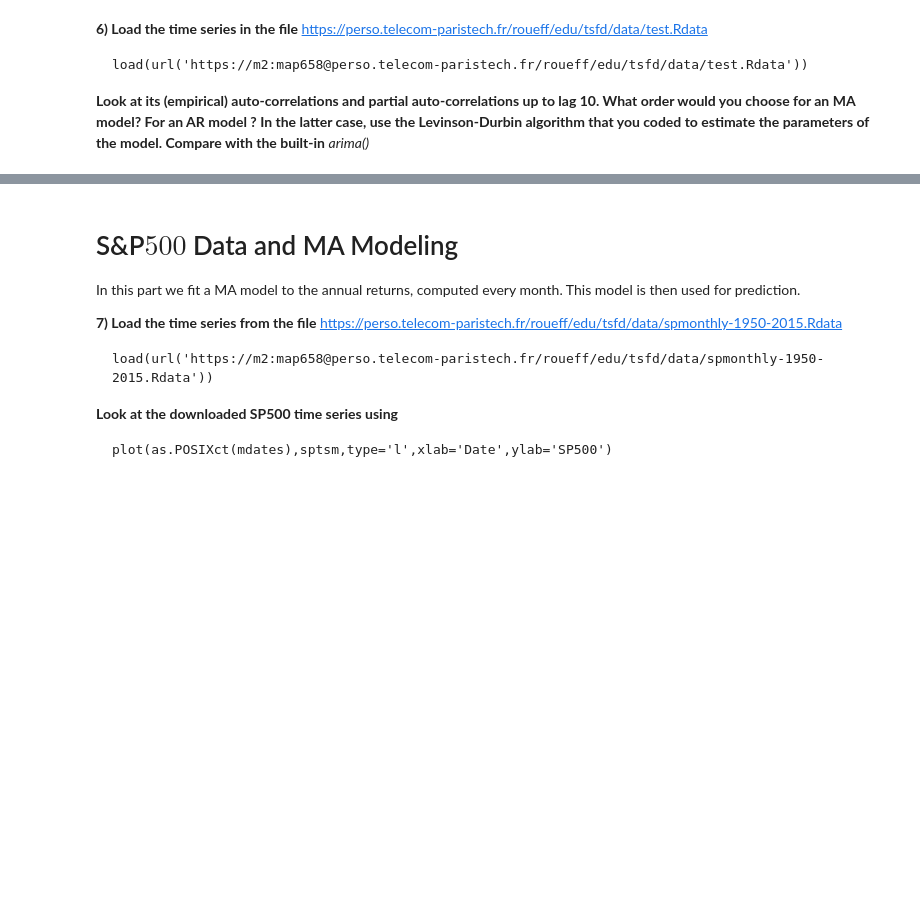
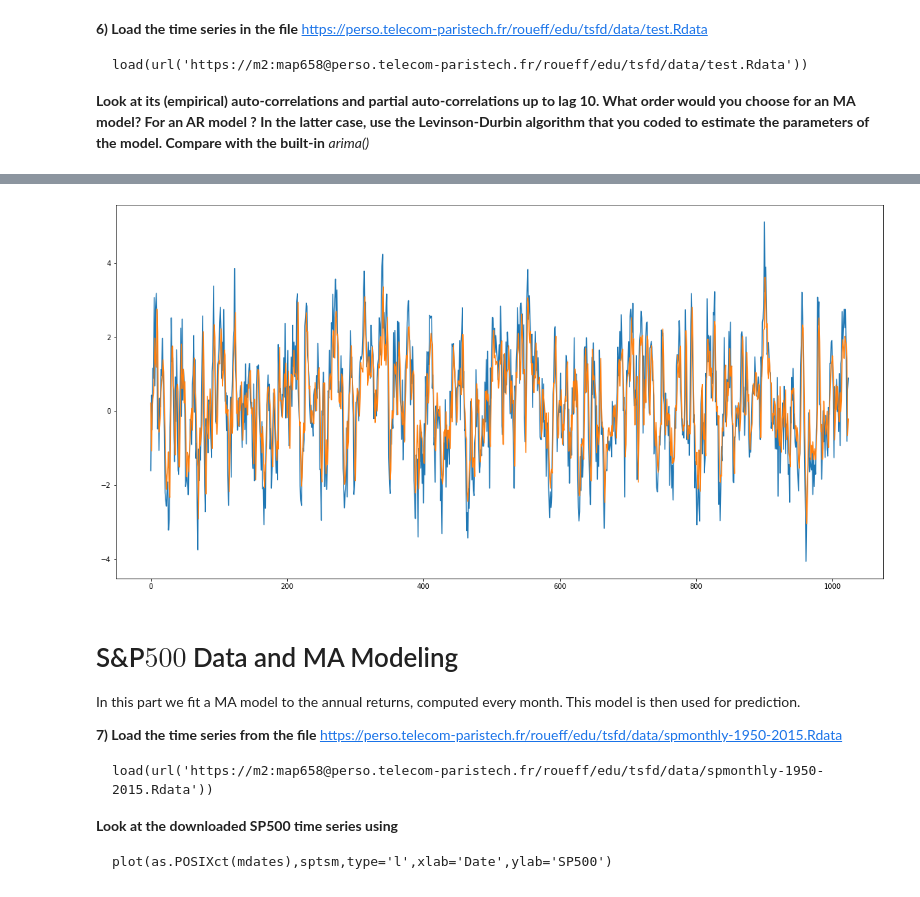
Before and after one commit to SushiFou/Time-Series---Financial-Data-, a Jupyter notebook: TP1_Time_Series_Kervella.ipynb, the cells around one changed output, grey strips where cells are left out. Saved outputs shown, nothing was run; the diff lists cells and outputs as text; code cells hidden in the pictures; blank space fills up the shorter version.

```diff
--- a/TP1_Time_Series_Kervella.ipynb
+++ b/TP1_Time_Series_Kervella.ipynb
@@ -60,0 +276,5 @@ What order would you choose for an MA model? For an AR model ? In the latter cas
+# %%
+model = ARIMA(df, order = (5,0,3))
+# %%
+res = model.fit()
+res.summary()
@@ -61,3 +310,10 @@ What order would you choose for an MA model? For an AR model ? In the latter cas
+# %%
+fig, ax = plt.subplots(figsize=(20, 10))
+ax.plot(df)
+ax.plot(res.fittedvalues)
+fig.show()
+# %% [output]
+[figure, added]
 # %% [markdown]
 # S&P$500$ Data  and  MA Modeling #
 
```
Also changed, not shown: parts of 21 cells of this notebook.
